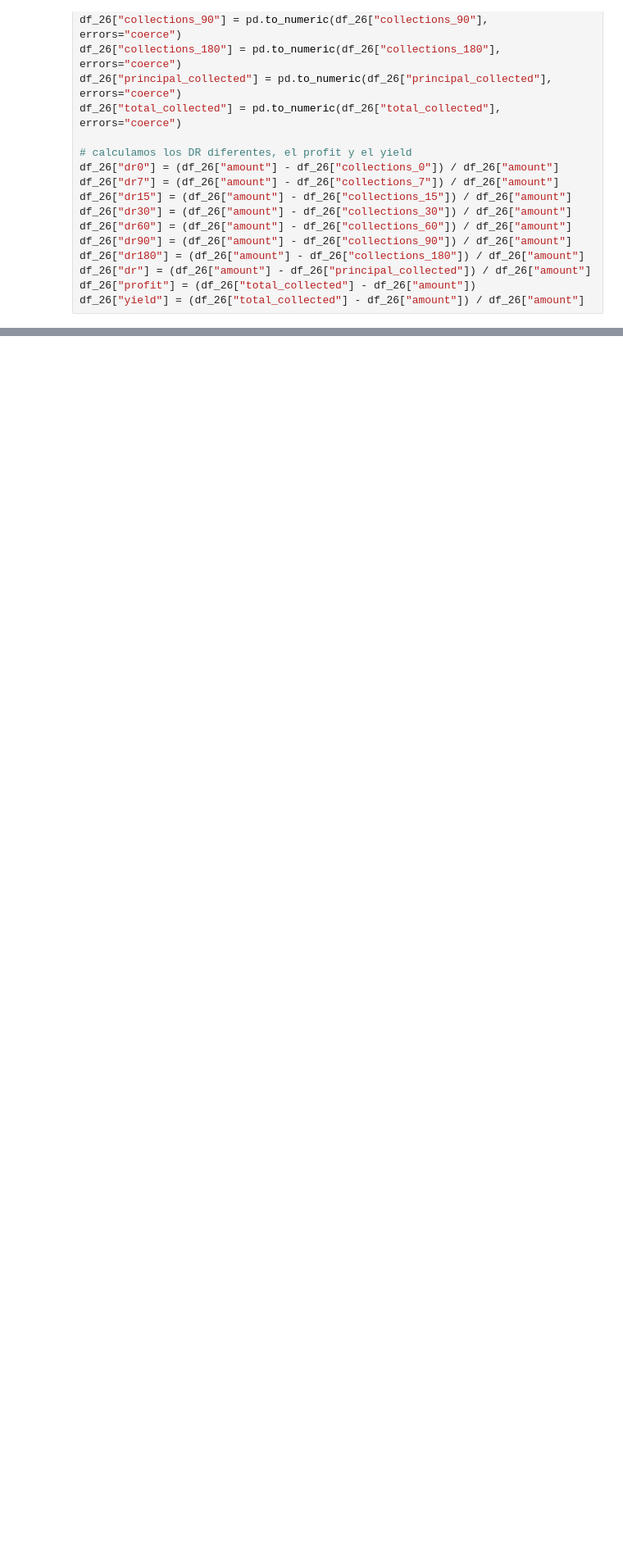
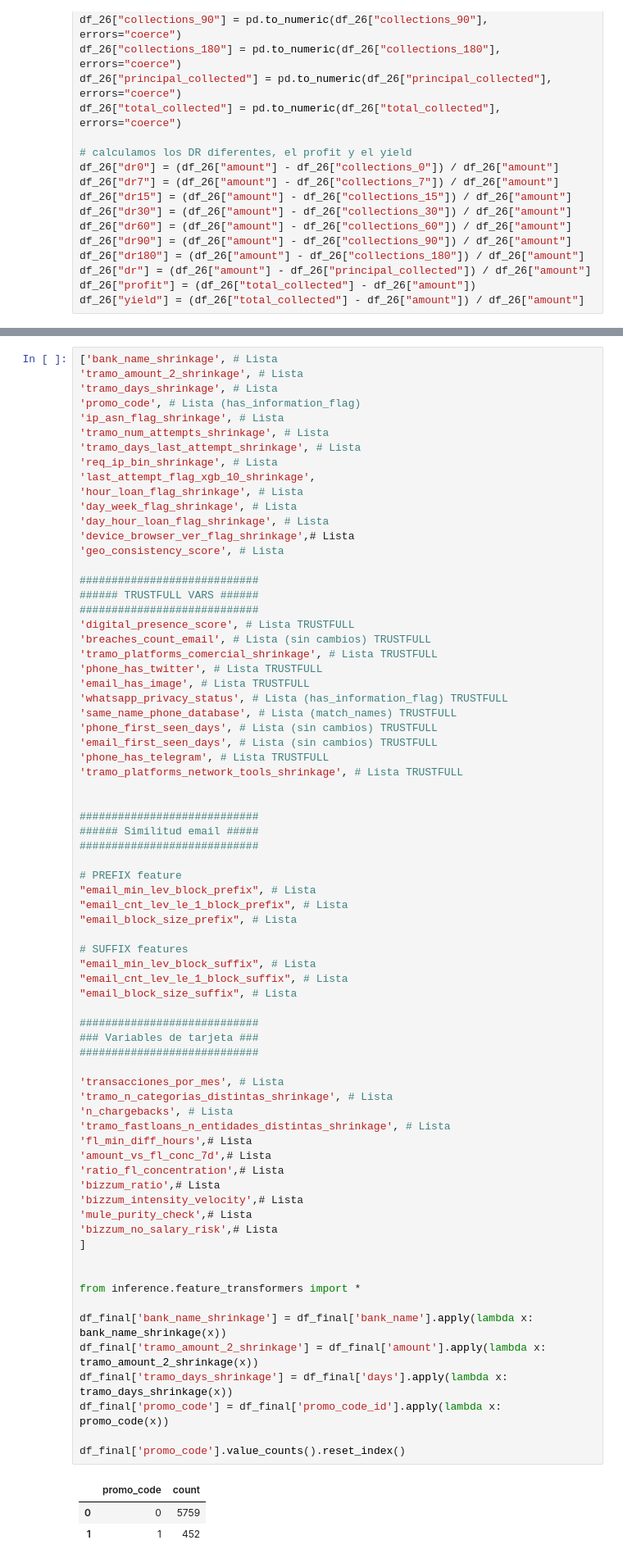
Before and after one commit to cgomez-QB/Fraud-Model, a Jupyter notebook: src/first_exploration/add_users_model.ipynb, the cells around one changed output, grey strips where cells are left out. Shown at 82% size. Saved outputs shown, nothing was run; the diff lists cells and outputs as text; blank space fills up the shorter version.

```diff
--- a/src/first_exploration/add_users_model.ipynb
+++ b/src/first_exploration/add_users_model.ipynb
@@ -903,0 +900,76 @@ Name: created_at, Length: 6335, dtype: object
+# %%
+['bank_name_shrinkage', # Lista
+'tramo_amount_2_shrinkage', # Lista
+'tramo_days_shrinkage', # Lista
+'promo_code', # Lista (has_information_flag)
+'ip_asn_flag_shrinkage', # Lista
+'tramo_num_attempts_shrinkage', # Lista
+'tramo_days_last_attempt_shrinkage', # Lista
+'req_ip_bin_shrinkage', # Lista
+'last_attempt_flag_xgb_10_shrinkage',
+'hour_loan_flag_shrinkage', # Lista
+'day_week_flag_shrinkage', # Lista
+'day_hour_loan_flag_shrinkage', # Lista
+'device_browser_ver_flag_shrinkage',# Lista
+'geo_consistency_score', # Lista
+
+############################
+###### TRUSTFULL VARS ######
+############################
+'digital_presence_score', # Lista TRUSTFULL
+'breaches_count_email', # Lista (sin cambios) TRUSTFULL
+'tramo_platforms_comercial_shrinkage', # Lista TRUSTFULL
+'phone_has_twitter', # Lista TRUSTFULL
+'email_has_image', # Lista TRUSTFULL
+'whatsapp_privacy_status', # Lista (has_information_flag) TRUSTFULL
+'same_name_phone_database', # Lista (match_names) TRUSTFULL
+'phone_first_seen_days', # Lista (sin cambios) TRUSTFULL
+'email_first_seen_days', # Lista (sin cambios) TRUSTFULL
+'phone_has_telegram', # Lista TRUSTFULL
+'tramo_platforms_network_tools_shrinkage', # Lista TRUSTFULL
+
+
+############################
+###### Similitud email #####
+############################
+
+# PREFIX feature
+"email_min_lev_block_prefix", # Lista
+"email_cnt_lev_le_1_block_prefix", # Lista
+"email_block_size_prefix", # Lista
+
+# SUFFIX features
+"email_min_lev_block_suffix", # Lista
+"email_cnt_lev_le_1_block_suffix", # Lista
+"email_block_size_suffix", # Lista
+
+############################
+### Variables de tarjeta ###
+############################
+
+'transacciones_por_mes', # Lista
+'tramo_n_categorias_distintas_shrinkage', # Lista
+'n_chargebacks', # Lista
+'tramo_fastloans_n_entidades_distintas_shrinkage', # Lista
+'fl_min_diff_hours',# Lista
+'amount_vs_fl_conc_7d',# Lista
+'ratio_fl_concentration',# Lista
+'bizzum_ratio',# Lista
+'bizzum_intensity_velocity',# Lista
+'mule_purity_check',# Lista
+'bizzum_no_salary_risk',# Lista
+]
+
+
+from inference.feature_transformers import *
+
+df_final['bank_name_shrinkage'] = df_final['bank_name'].apply(lambda x: bank_name_shrinkage(x))
+df_final['tramo_amount_2_shrinkage'] = df_final['amount'].apply(lambda x: tramo_amount_2_shrinkage(x))
+df_final['tramo_days_shrinkage'] = df_final['days'].apply(lambda x: tramo_days_shrinkage(x))
+df_final['promo_code'] = df_final['promo_code_id'].apply(lambda x: promo_code(x))
+
+df_final['promo_code'].value_counts().reset_index()
+# %% [output]
+|  | promo_code | count |
+| 0 | 0 | 5759 |
+| 1 | 1 | 452 |
```
Also changed, not shown: parts of 14 cells of this notebook, 3 other files.
